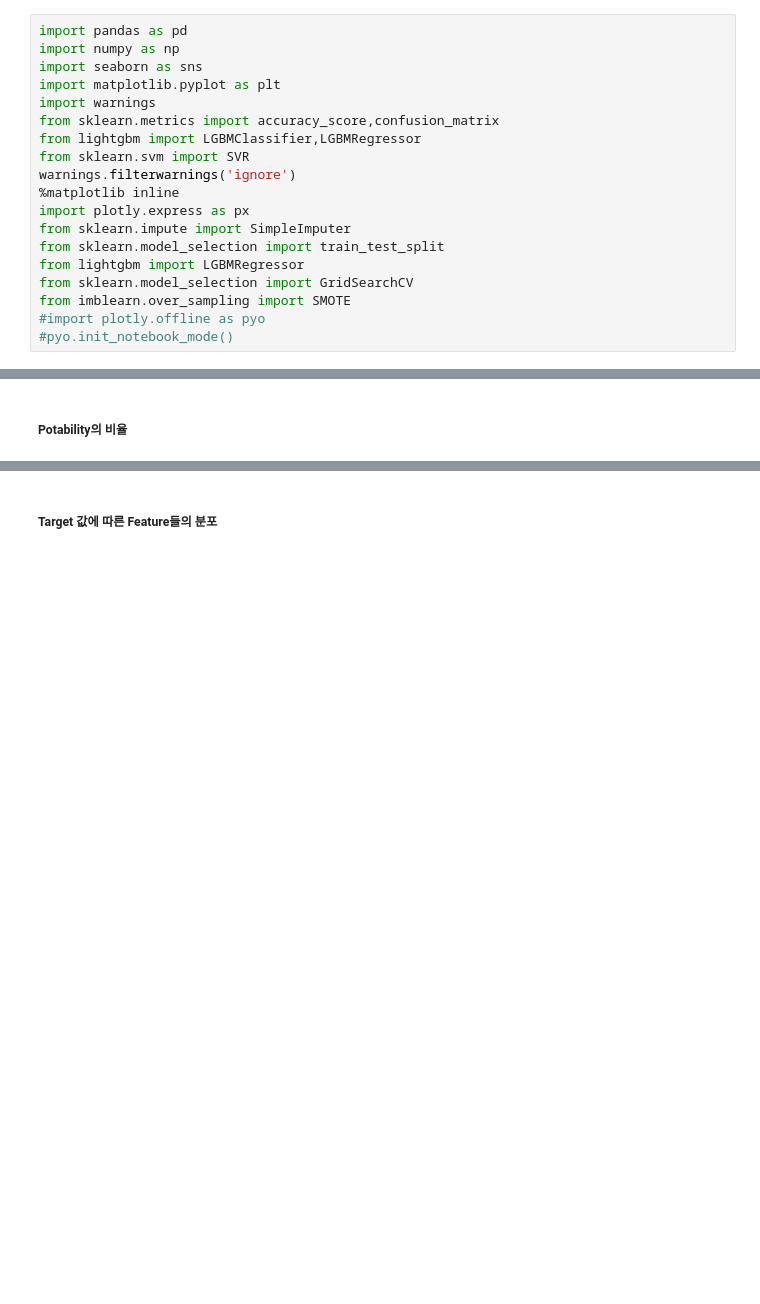
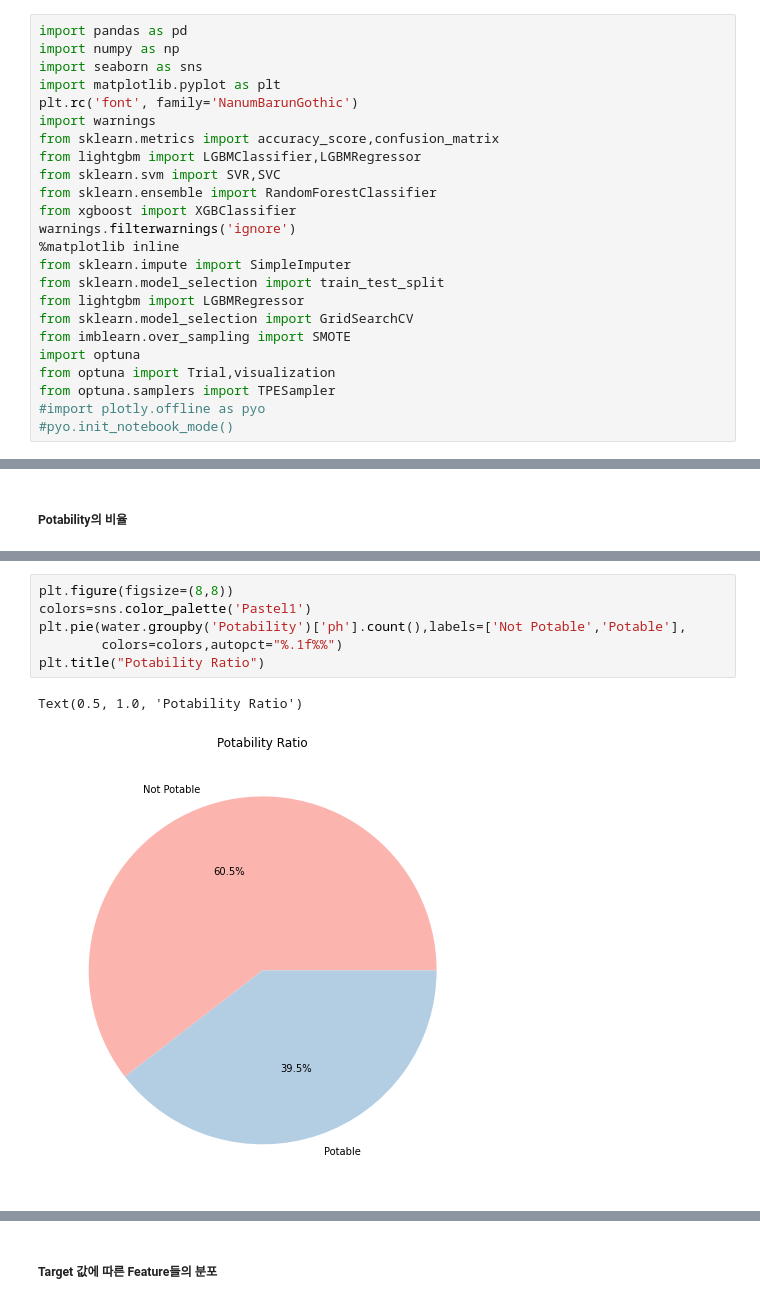
Before and after one commit to JIWON0520/TIL, a Jupyter notebook: 머신러닝/kaggle/Water_Quality_Classification.ipynb, the cells around one changed output, grey strips where cells are left out. Saved outputs shown, nothing was run; the diff lists cells and outputs as text; blank space fills up the shorter version.

Commit message:
Water_Quality_Classification 파일 업데이트

```diff
--- a/머신러닝/kaggle/Water_Quality_Classification.ipynb
+++ b/머신러닝/kaggle/Water_Quality_Classification.ipynb
@@ -36,18 +67,23 @@ import pandas as pd
 import numpy as np
 import seaborn as sns
 import matplotlib.pyplot as plt
+plt.rc('font', family='NanumBarunGothic')
 import warnings
 from sklearn.metrics import accuracy_score,confusion_matrix
 from lightgbm import LGBMClassifier,LGBMRegressor
-from sklearn.svm import SVR
+from sklearn.svm import SVR,SVC
+from sklearn.ensemble import RandomForestClassifier
+from xgboost import XGBClassifier
 warnings.filterwarnings('ignore')
 %matplotlib inline
-import plotly.express as px
 from sklearn.impute import SimpleImputer
 from sklearn.model_selection import train_test_split
 from lightgbm import LGBMRegressor
 from sklearn.model_selection import GridSearchCV
 from imblearn.over_sampling import SMOTE
+import optuna
+from optuna import Trial,visualization
+from optuna.samplers import TPESampler
 #import plotly.offline as pyo
 #pyo.init_notebook_mode()
 # %%
@@ -92,0 +123,9 @@ px.pie(data,names='Potability',title="Potability Ratio")
+# %%
+plt.figure(figsize=(8,8))
+colors=sns.color_palette('Pastel1')
+plt.pie(water.groupby('Potability')['ph'].count(),labels=['Not Potable','Potable'],
+        colors=colors,autopct="%.1f%%")
+plt.title("Potability Ratio")
+# %% [output]
+Text(0.5, 1.0, 'Potability Ratio')
+[figure, added]
```
Also changed, not shown: parts of 31 cells of this notebook.
